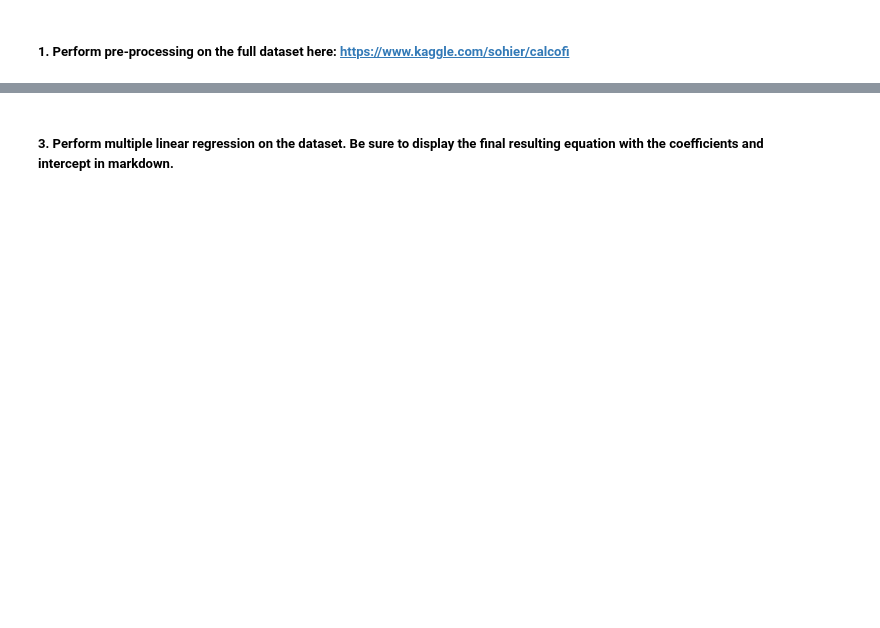
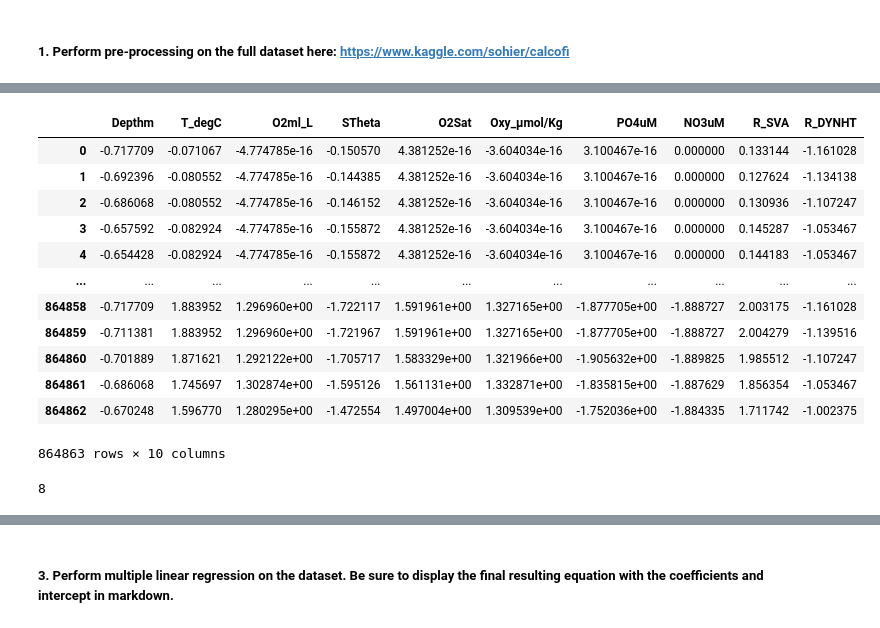
Before and after one commit to jmort16/week_14, a Jupyter notebook: wk_14_hmwk.ipynb, the cells around one changed output, grey strips where cells are left out. Drawn from its saved outputs; the diff is of its cells as text; code cells hidden in the pictures; blank space fills up the shorter version.

```diff
--- a/wk_14_hmwk.ipynb
+++ b/wk_14_hmwk.ipynb
@@ -56,0 +280,22 @@ scaled_bottle_df.head()
+# %%
+# Normalize/Standardize
+features = select_df.columns
+scaler = StandardScaler().fit(select_df)
+scaled = scaler.transform(select_df)
+scaled_df=pd.DataFrame(scaled)
+scaled_df.columns = features
+scaled_df
+# %% [output]
+|  | Depthm | T_degC | O2ml_L | STheta | O2Sat | Oxy_µmol/Kg | PO4uM | NO3uM | R_SVA | R_DYNHT |
+| 0 | -0.717709 | -0.071067 | -4.774785e-16 | -0.150570 | 4.381252e-16 | -3.604034e-16 | 3.100467e-16 | 0.000000 | 0.133144 | -1.161028 |
+| 1 | -0.692396 | -0.080552 | -4.774785e-16 | -0.144385 | 4.381252e-16 | -3.604034e-16 | 3.100467e-16 | 0.000000 | 0.127624 | -1.134138 |
+| 2 | -0.686068 | -0.080552 | -4.774785e-16 | -0.146152 | 4.381252e-16 | -3.604034e-16 | 3.100467e-16 | 0.000000 | 0.130936 | -1.107247 |
+| 3 | -0.657592 | -0.082924 | -4.774785e-16 | -0.155872 | 4.381252e-16 | -3.604034e-16 | 3.100467e-16 | 0.000000 | 0.145287 | -1.053467 |
+| 4 | -0.654428 | -0.082924 | -4.774785e-16 | -0.155872 | 4.381252e-16 | -3.604034e-16 | 3.100467e-16 | 0.000000 | 0.144183 | -1.053467 |
+| ... | ... | ... | ... | ... | ... | ... | ... | ... | ... | ... |
+| 864858 | -0.717709 | 1.883952 | 1.296960e+00 | -1.722117 | 1.591961e+00 | 1.327165e+00 | -1.877705e+00 | -1.888727 | 2.003175 | -1.161028 |
+| 864859 | -0.711381 | 1.883952 | 1.296960e+00 | -1.721967 | 1.591961e+00 | 1.327165e+00 | -1.877705e+00 | -1.888727 | 2.004279 | -1.139516 |
+| 864860 | -0.701889 | 1.871621 | 1.292122e+00 | -1.705717 | 1.583329e+00 | 1.321966e+00 | -1.905632e+00 | -1.889825 | 1.985512 | -1.107247 |
+| 864861 | -0.686068 | 1.745697 | 1.302874e+00 | -1.595126 | 1.561131e+00 | 1.332871e+00 | -1.835815e+00 | -1.887629 | 1.856354 | -1.053467 |
+| 864862 | -0.670248 | 1.596770 | 1.280295e+00 | -1.472554 | 1.497004e+00 | 1.309539e+00 | -1.752036e+00 | -1.884335 | 1.711742 | -1.002375 |
+864863 rows × 10 columns
@@ -56,0 +310,14 @@ scaled_bottle_df.head()
+# %%
+# Build a dictionary of performance scores for each scenario
+accuracy = {}
+for i in range(1,10):
+    est=LinearRegression()
+    model=RFE(est, n_features_to_select=i)
+    model.fit(X_train, y_train)
+    accuracy.update({i:model.score(X_test, y_test)})
+
+# Find number of features (n) with highest accuracy
+max_kv = max(accuracy, key=accuracy.get)
+print(max_kv)
+# %% [output]
+8
```
Also changed, not shown: parts of 34 cells of this notebook.
